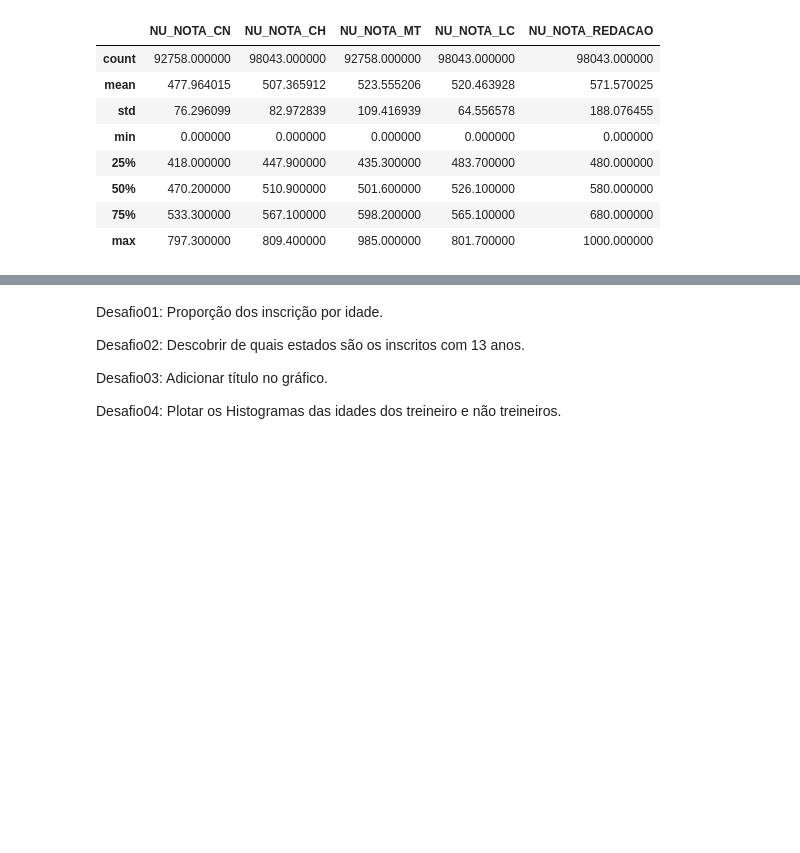
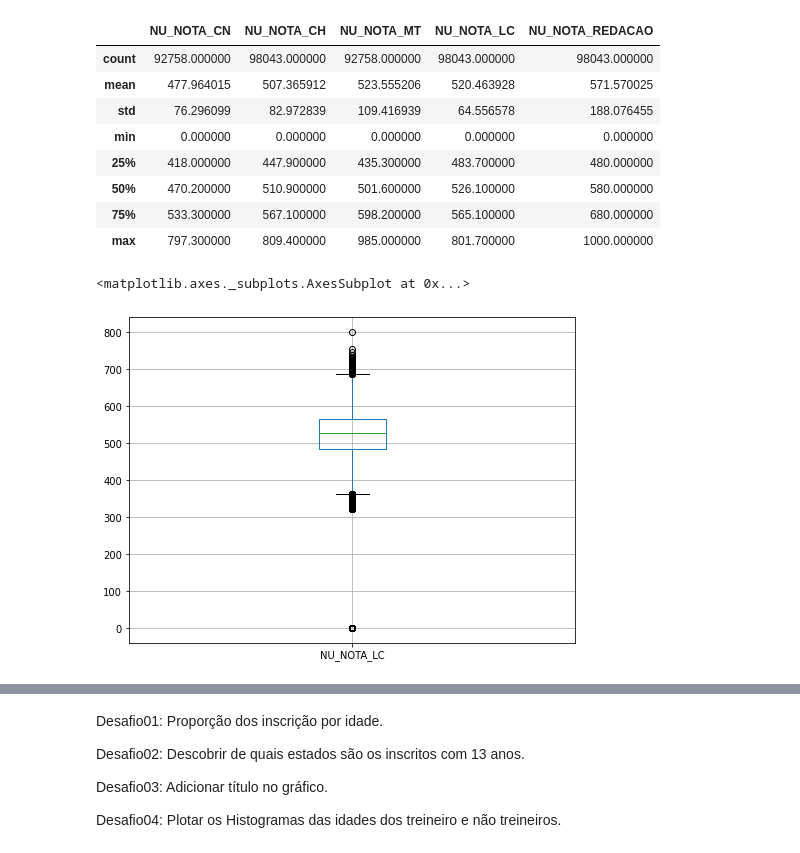
Before and after one commit to ElizabetePluGgui/Alura-Imersao-dados, a Jupyter notebook: Aula01.ipynb, the cells around one changed output, grey strips where cells are left out. Saved outputs shown, nothing was run; the diff lists cells and outputs as text; code cells hidden in the pictures; blank space fills up the shorter version.

```diff
--- a/Aula01.ipynb
+++ b/Aula01.ipynb
@@ -212,3 +212,8 @@ dados[provas].describe()
 | 50% | 470.200000 | 510.900000 | 501.600000 | 526.100000 | 580.000000 |
 | 75% | 533.300000 | 567.100000 | 598.200000 | 565.100000 | 680.000000 |
 | max | 797.300000 | 809.400000 | 985.000000 | 801.700000 | 1000.000000 |
+# %%
+dados["NU_NOTA_LC"].plot.box(grid = True, figsize=(8,6))
+# %% [output]
+<matplotlib.axes._subplots.AxesSubplot at 0x...>
+[figure, added]
```
Also changed, not shown: parts of 1 cell of this notebook.
